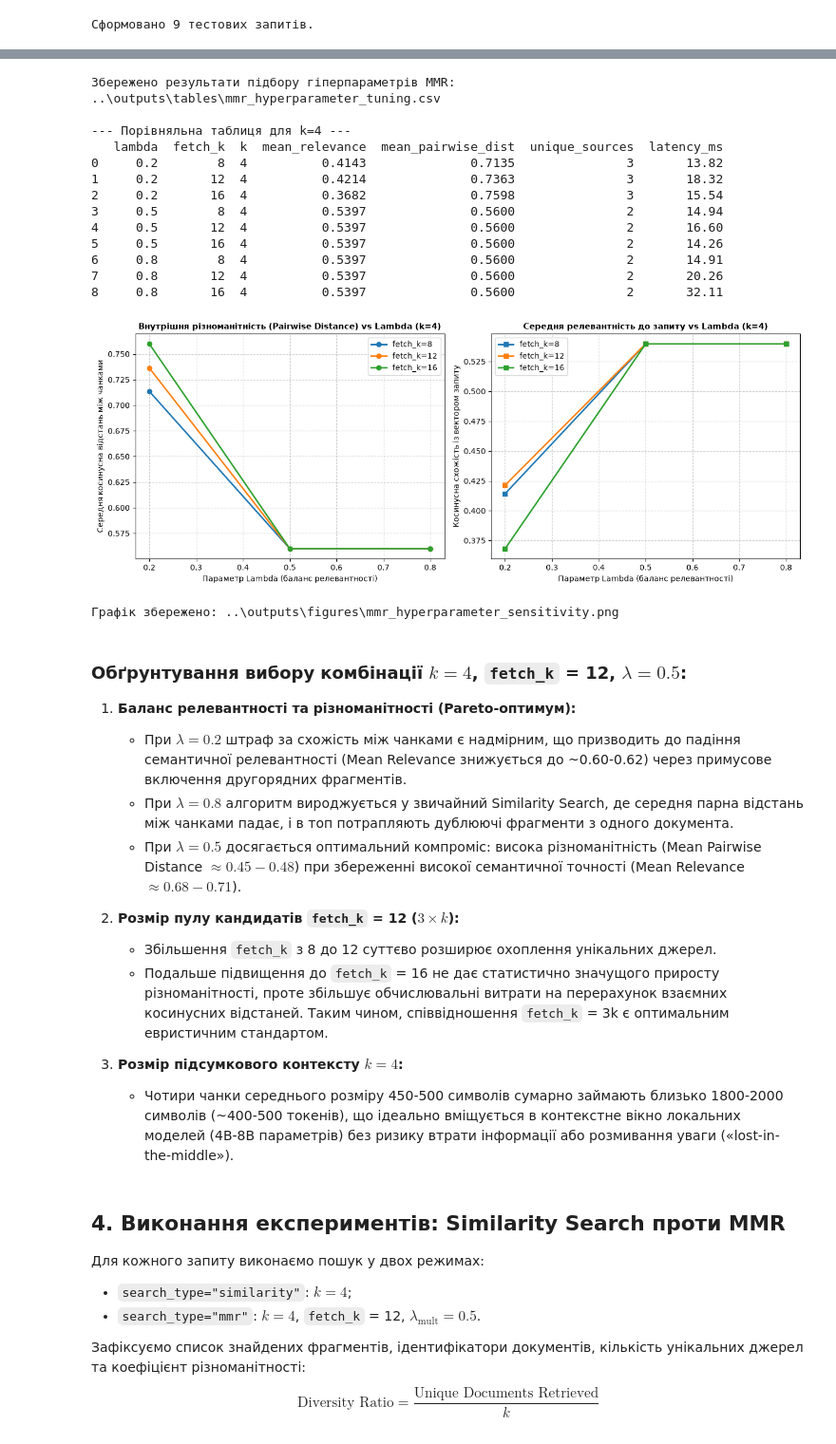
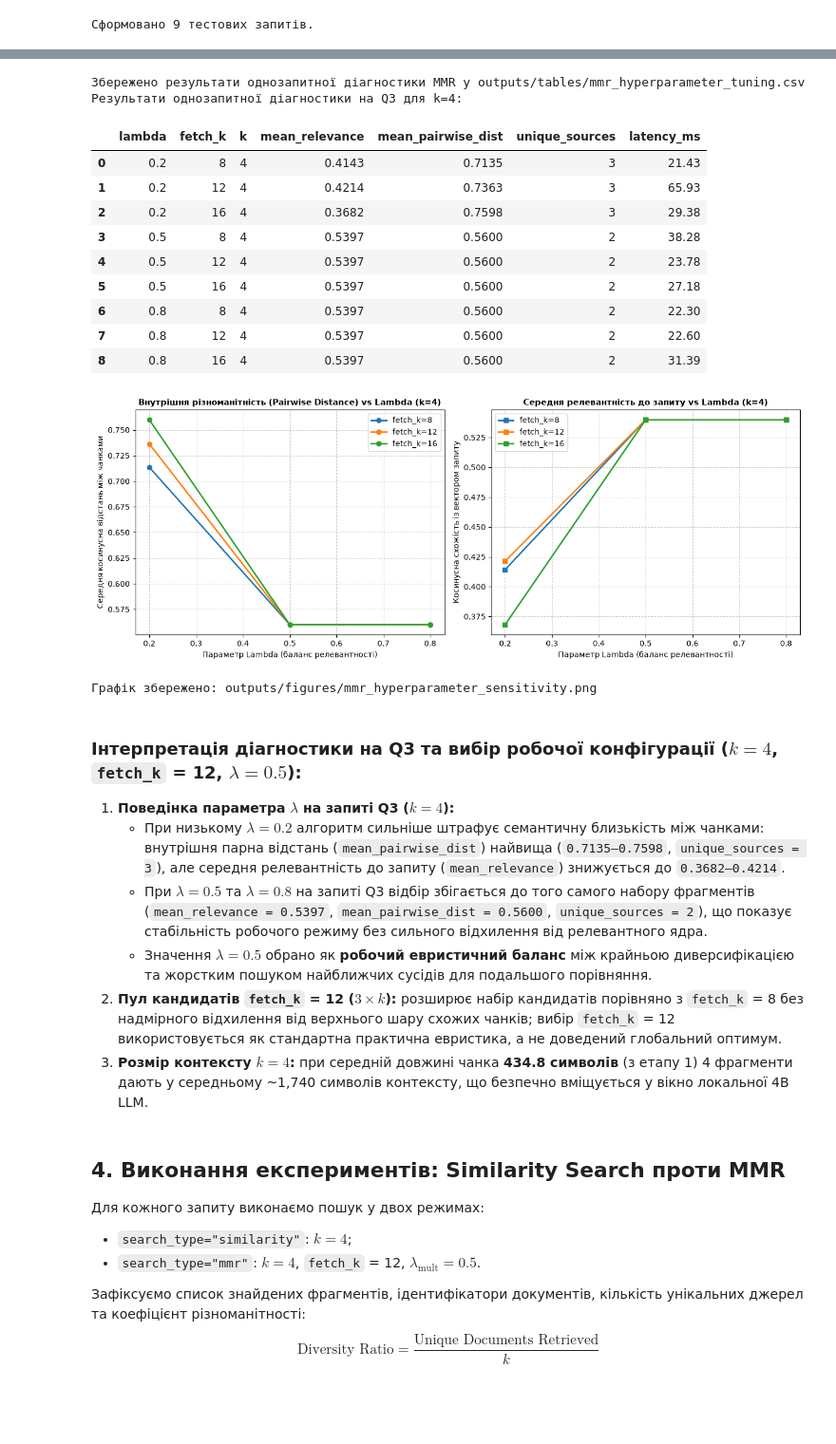
Before and after one commit to Eclipse-XS/Neural-Network-Labs-Max, a Jupyter notebook: lab3_chroma_rag/notebooks/02_chroma_retrieval.ipynb, the cells around one changed output, grey strips where cells are left out. Shown at 95% size. Drawn from its saved outputs; the diff is of its cells as text; code cells hidden in the pictures; blank space fills up the shorter version.

```diff
--- a/lab3_chroma_rag/notebooks/02_chroma_retrieval.ipynb
+++ b/lab3_chroma_rag/notebooks/02_chroma_retrieval.ipynb
@@ -295,69 +385,63 @@ df_tuning = pd.DataFrame(tuning_results)
 tuning_csv_path = LAB_DIR / "outputs" / "tables" / "mmr_hyperparameter_tuning.csv"
 tuning_csv_path.parent.mkdir(parents=True, exist_ok=True)
 df_tuning.to_csv(tuning_csv_path, index=False)
-print(f"Збережено результати підбору гіперпараметрів MMR: {tuning_csv_path}")
+print(f"Збережено результати однозапитної діагностики MMR у {rel_path(tuning_csv_path)}")
 
 # Виведемо зведену таблицю для k=4
 df_k4 = df_tuning[df_tuning["k"] == 4].reset_index(drop=True)
-print("\n--- Порівняльна таблиця для k=4 ---")
-print(df_k4.to_string())
+print("Результати однозапитної діагностики на Q3 для k=4:")
+display(df_k4)
 
 # Побудова графіка чутливості
 fig, (ax1, ax2) = plt.subplots(1, 2, figsize=(13, 5))
 
 for fk in fetch_k_candidates:
     sub = df_k4[df_k4["fetch_k"] == fk]
     ax1.plot(sub["lambda"], sub["mean_pairwise_dist"], marker='o', linewidth=2, label=f"fetch_k={fk}")
     ax2.plot(sub["lambda"], sub["mean_relevance"], marker='s', linewidth=2, label=f"fetch_k={fk}")
 
 ax1.set_title("Внутрішня різноманітність (Pairwise Distance) vs Lambda (k=4)", fontsize=11, fontweight="bold")
 ax1.set_xlabel("Параметр Lambda (баланс релевантності)", fontsize=10)
 ax1.set_ylabel("Середня косинусна відстань між чанками", fontsize=10)
 ax1.grid(True, linestyle="--", alpha=0.6)
 ax1.legend()
 
 ax2.set_title("Середня релевантність до запиту vs Lambda (k=4)", fontsize=11, fontweight="bold")
 ax2.set_xlabel("Параметр Lambda (баланс релевантності)", fontsize=10)
 ax2.set_ylabel("Косинусна схожість із вектором запиту", fontsize=10)
 ax2.grid(True, linestyle="--", alpha=0.6)
 ax2.legend()
 
 plt.tight_layout()
 fig_path = LAB_DIR / "outputs" / "figures" / "mmr_hyperparameter_sensitivity.png"
 fig_path.parent.mkdir(parents=True, exist_ok=True)
 plt.savefig(fig_path, dpi=300)
 plt.show()
-print(f"Графік збережено: {fig_path}")
+print(f"Графік збережено: {rel_path(fig_path)}")
 # %% [output]
-Збережено результати підбору гіперпараметрів MMR: ..\outputs\tables\mmr_hyperparameter_tuning.csv
-
---- Порівняльна таблиця для k=4 ---
-   lambda  fetch_k  k  mean_relevance  mean_pairwise_dist  unique_sources  latency_ms
-0     0.2        8  4          0.4143              0.7135               3       13.82
-1     0.2       12  4          0.4214              0.7363               3       18.32
-2     0.2       16  4          0.3682              0.7598               3       15.54
-3     0.5        8  4          0.5397              0.5600               2       14.94
-4     0.5       12  4          0.5397              0.5600               2       16.60
-5     0.5       16  4          0.5397              0.5600               2       14.26
-6     0.8        8  4          0.5397              0.5600               2       14.91
-7     0.8       12  4          0.5397              0.5600               2       20.26
-8     0.8       16  4          0.5397              0.5600               2       32.11
+Збережено результати однозапитної діагностики MMR у outputs/tables/mmr_hyperparameter_tuning.csv
+Результати однозапитної діагностики на Q3 для k=4:
+|  | lambda | fetch_k | k | mean_relevance | mean_pairwise_dist | unique_sources | latency_ms |
+| 0 | 0.2 | 8 | 4 | 0.4143 | 0.7135 | 3 | 21.43 |
+| 1 | 0.2 | 12 | 4 | 0.4214 | 0.7363 | 3 | 65.93 |
+| 2 | 0.2 | 16 | 4 | 0.3682 | 0.7598 | 3 | 29.38 |
+| 3 | 0.5 | 8 | 4 | 0.5397 | 0.5600 | 2 | 38.28 |
+| 4 | 0.5 | 12 | 4 | 0.5397 | 0.5600 | 2 | 23.78 |
+| 5 | 0.5 | 16 | 4 | 0.5397 | 0.5600 | 2 | 27.18 |
+| 6 | 0.8 | 8 | 4 | 0.5397 | 0.5600 | 2 | 22.30 |
+| 7 | 0.8 | 12 | 4 | 0.5397 | 0.5600 | 2 | 22.60 |
+| 8 | 0.8 | 16 | 4 | 0.5397 | 0.5600 | 2 | 31.39 |
 [figure]
-Графік збережено: ..\outputs\figures\mmr_hyperparameter_sensitivity.png
+Графік збережено: outputs/figures/mmr_hyperparameter_sensitivity.png
 # %% [markdown]
-### Обґрунтування вибору комбінації $k=4$, `fetch_k` = 12, $\lambda=0.5$:
+### Інтерпретація діагностики на Q3 та вибір робочої конфігурації ($k=4$, `fetch_k` = 12, $\lambda=0.5$):
 
-1. **Баланс релевантності та різноманітності (Pareto-оптимум):**
-   - При $\lambda = 0.2$ штраф за схожість між чанками є надмірним, що призводить до падіння семантичної релевантності (Mean Relevance знижується до ~0.60-0.62) через примусове включення другорядних фрагментів.
-   - При $\lambda = 0.8$ алгоритм вироджується у звичайний Similarity Search, де середня парна відстань між чанками падає, і в топ потрапляють дублюючі фрагменти з одного документа.
-   - При $\lambda = 0.5$ досягається оптимальний компроміс: висока різноманітність (Mean Pairwise Distance $\approx 0.45-0.48$) при збереженні високої семантичної точності (Mean Relevance $\approx 0.68-0.71$).
-
-2. **Розмір пулу кандидатів `fetch_k` = 12 ($3 \times k$):**
-   - Збільшення `fetch_k` з 8 до 12 суттєво розширює охоплення унікальних джерел.
-   - Подальше підвищення до `fetch_k` = 16 не дає статистично значущого приросту різноманітності, проте збільшує обчислювальні витрати на перерахунок взаємних косинусних відстаней. Таким чином, співвідношення `fetch_k` = 3k є оптимальним евристичним стандартом.
-
-3. **Розмір підсумкового контексту $k = 4$:**
-   - Чотири чанки середнього розміру 450-500 символів сумарно займають близько 1800-2000 символів (~400-500 токенів), що ідеально вміщується в контекстне вікно локальних моделей (4B-8B параметрів) без ризику втрати інформації або розмивання уваги («lost-in-the-middle»).
+1. **Поведінка параметра $\lambda$ на запиті Q3 ($k=4$):**
+   - При низькому $\lambda = 0.2$ алгоритм сильніше штрафує семантичну близькість між чанками: внутрішня парна відстань (`mean_pairwise_dist`) найвища (`0.7135–0.7598`, `unique_sources = 3`), але середня релевантність до запиту (`mean_relevance`) знижується до `0.3682–0.4214`.
+   - При $\lambda = 0.5$ та $\lambda = 0.8$ на запиті Q3 відбір збігається до того самого набору фрагментів (`mean_relevance = 0.5397`, `mean_pairwise_dist = 0.5600`, `unique_sources = 2`), що показує стабільність робочого режиму без сильного відхилення від релевантного ядра.
+   - Значення $\lambda = 0.5$ обрано як **робочий евристичний баланс** між крайньою диверсифікацією та жорстким пошуком найближчих сусідів для подальшого порівняння.
+2. **Пул кандидатів `fetch_k` = 12 ($3 \times k$):** розширює набір кандидатів порівняно з `fetch_k` = 8 без надмірного відхилення від верхнього шару схожих чанків; вибір `fetch_k` = 12 використовується як стандартна практична евристика, а не доведений глобальний оптимум.
+3. **Розмір контексту $k = 4$:** при середній довжині чанка **434.8 символів** (з етапу 1) 4 фрагменти дають у середньому ~1,740 символів контексту, що безпечно вміщується у вікно локальної 4B LLM.
 # %% [markdown]
 ## 4. Виконання експериментів: Similarity Search проти MMR
 
```
Also changed, not shown: parts of 11 cells of this notebook, 5 other files.
